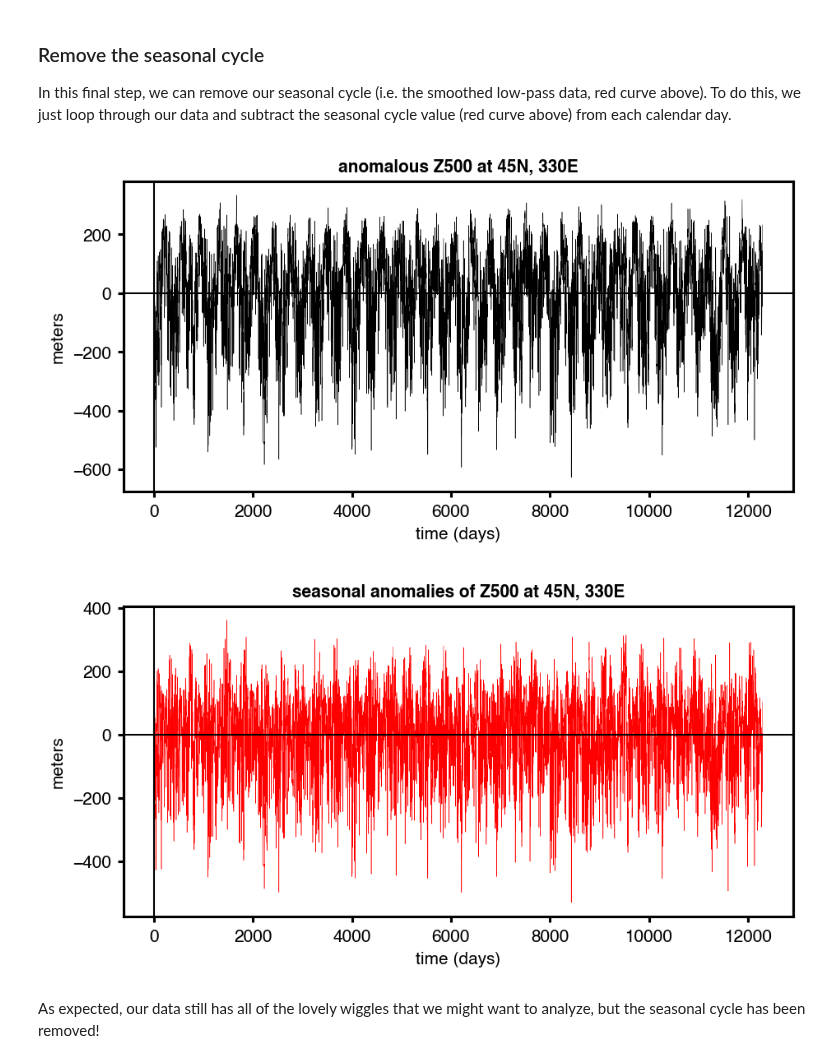
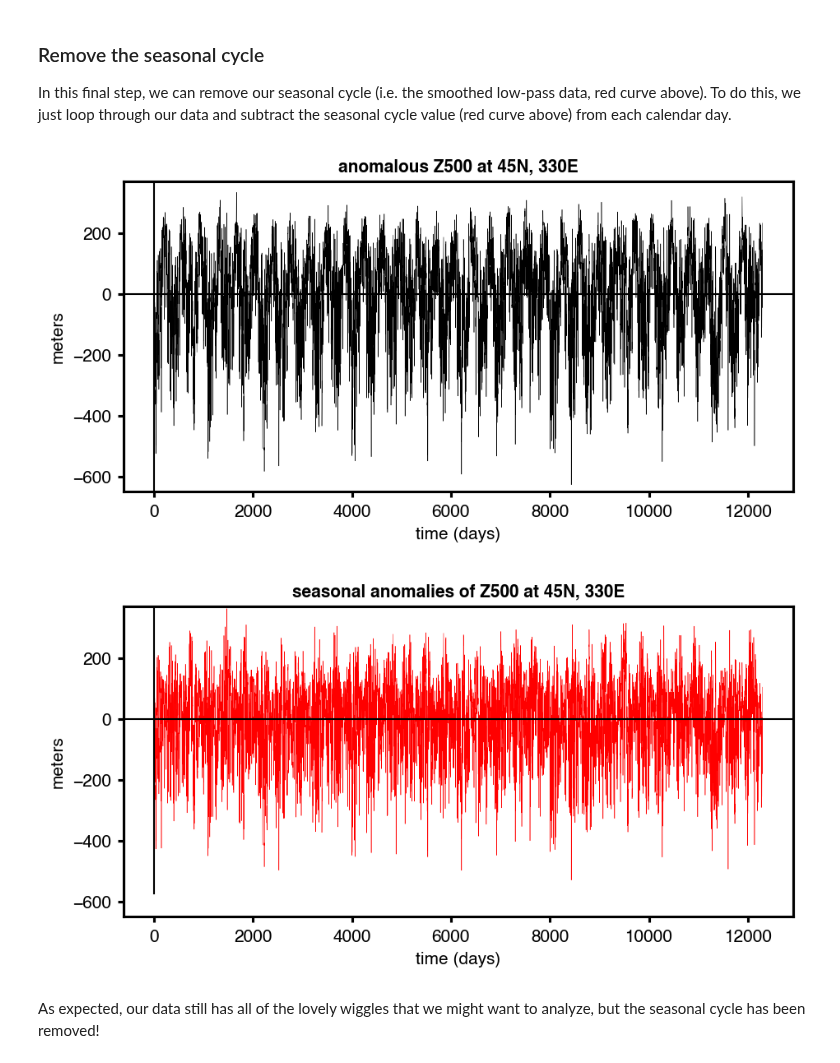
Before and after one commit to kjmayer/ats655-coursematerial, a Jupyter notebook: jupyter_notebooks/seasonal_cycle_filtering.ipynb, the cells around one changed output. Saved outputs shown, nothing was run; the diff lists cells and outputs as text; code cells hidden in the pictures.

```diff
--- a/jupyter_notebooks/seasonal_cycle_filtering.ipynb
+++ b/jupyter_notebooks/seasonal_cycle_filtering.ipynb
@@ -264,23 +264,25 @@ for iday in np.arange(0,days_in_year):
 # %%
 #%% plot raw anomalous time series
 cgf.cfig(1, fig_width = cgf.fig_width*1.4)
 plt.plot(np.arange(0,np.size(X)),X-np.mean(X),'-k', linewidth = .25)
 gf.plot_zero_lines()
 plt.ylabel('meters')
 plt.xlabel('time (days)')
 plt.title('anomalous Z500 at 45N, 330E')
+plt.ylim(-650, 370)
 plt.show()
 
 #%% plot anomalous time series with seasonal cycle removed
 cgf.cfig(1, fig_width = cgf.fig_width*1.4)
 plt.plot(np.arange(0,np.size(X)),X_no_sc,'-r', linewidth = .25)
 gf.plot_zero_lines()
 plt.ylabel('meters')
 plt.xlabel('time (days)')
 plt.title('seasonal anomalies of Z500 at 45N, 330E')
+plt.ylim(-650, 370)
 plt.show()
 # %% [output]
-[figure, old version]
+[figure, new version]
-[figure, old version]
+[figure, new version]
 # %% [markdown]
 As expected, our data still has all of the lovely wiggles that we might want to analyze, but the seasonal cycle has been removed!
```
Also changed, not shown: parts of 1 cell of this notebook.
